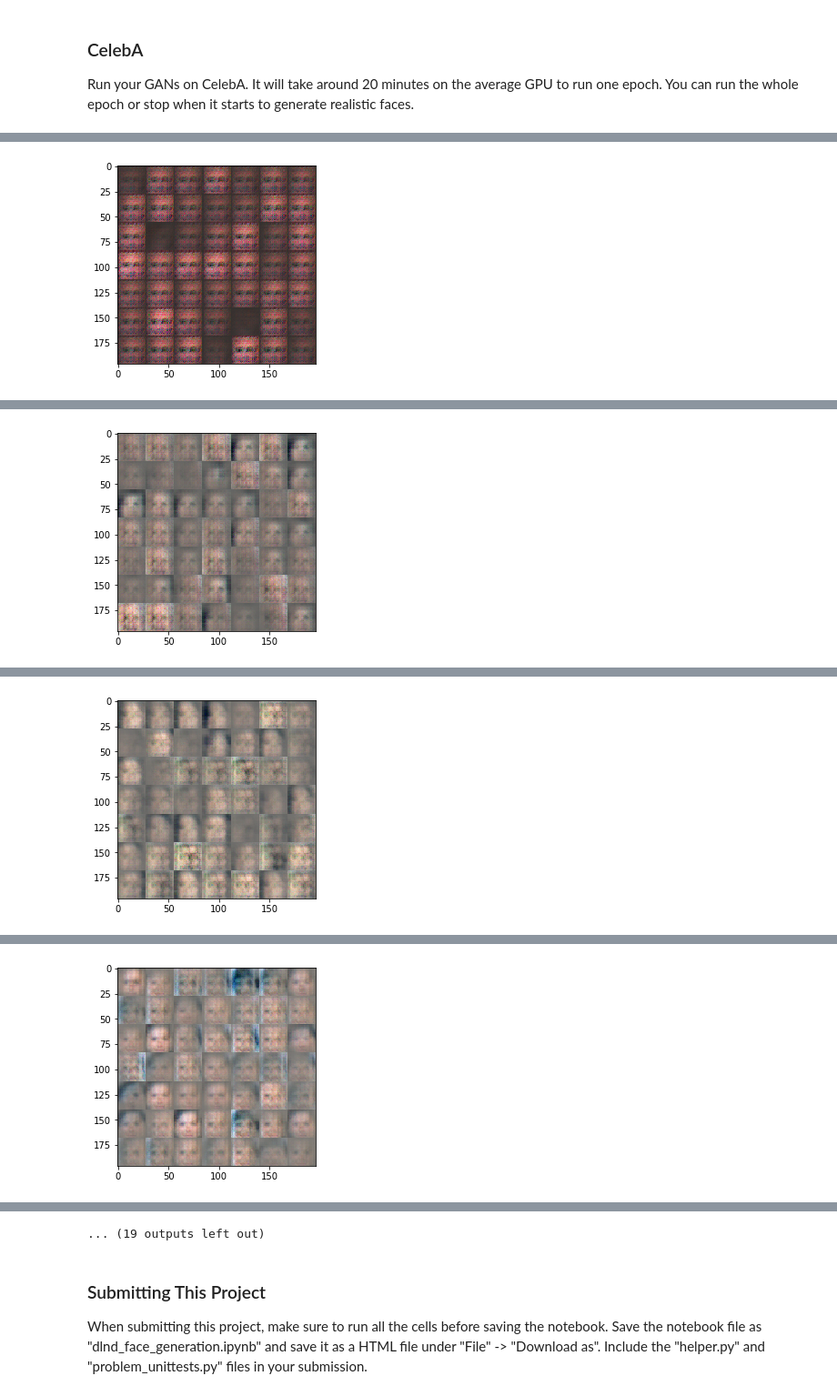
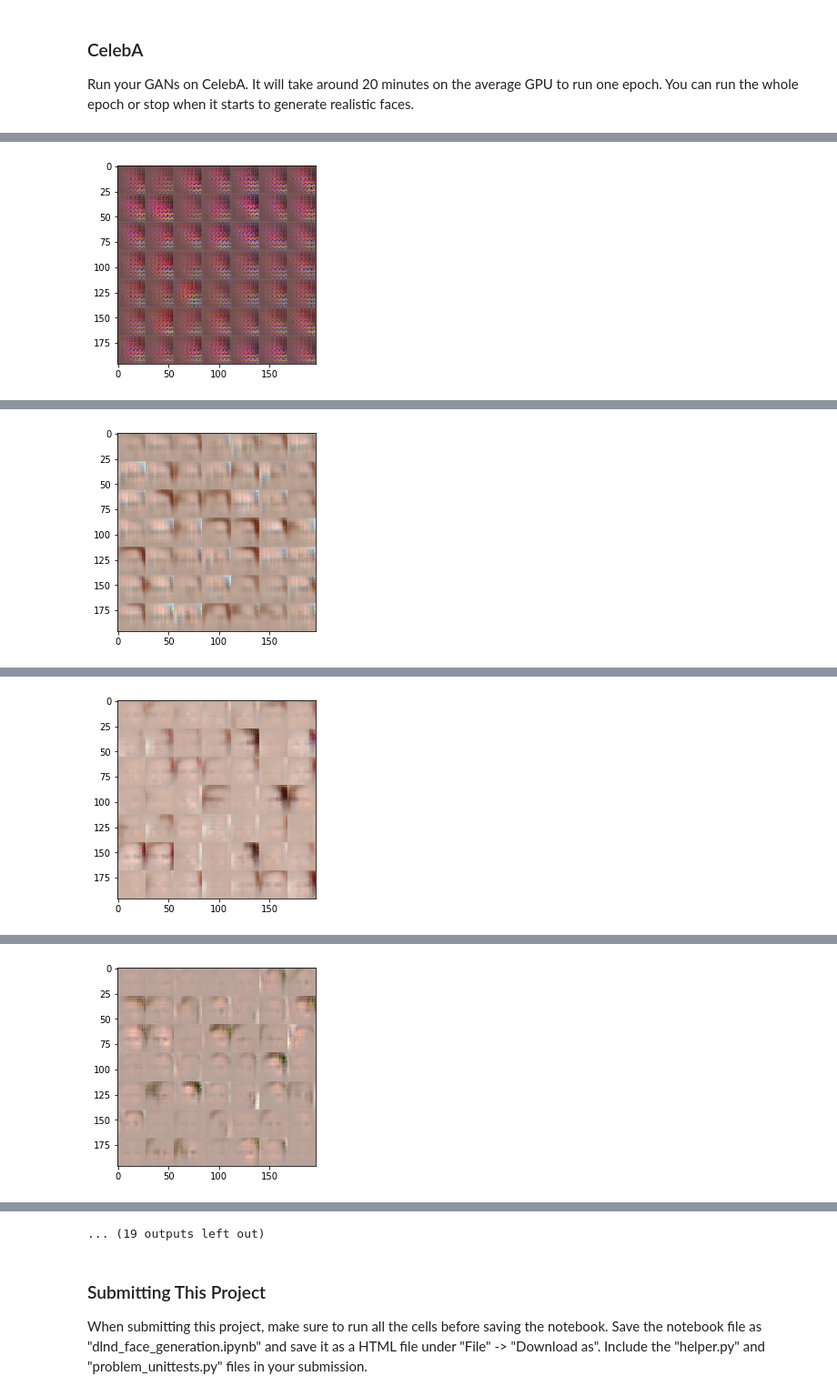
Before and after one commit to shintotm/dlnd_face_generation, a Jupyter notebook: dlnd_face_generation.ipynb, the cells around one changed output, grey strips where cells are left out. Shown at 91% size. Cells and saved outputs as stored; diff of their text form; code cells hidden in the pictures.

```diff
--- a/dlnd_face_generation.ipynb
+++ b/dlnd_face_generation.ipynb
@@ -117,11 +117,12 @@ def model_inputs(image_width, image_height, image_channels, z_dim):
     :return: Tuple of (tensor of real input images, tensor of z data, learning rate)
     """
     # TODO: Implement Function
-    real_inputs = tf.placeholder(tf.float32, (None, image_width, image_height, image_channels))
-    z_data = tf.placeholder(tf.float32, (None, z_dim))
-    lr = tf.placeholder(tf.float32)
+    real_inputs = tf.placeholder(tf.float32,(None,image_width, image_height,
+                                             image_channels),name='real_inputs')
+    z_inputs = tf.placeholder(tf.float32,(None,z_dim),name='z_inputs')
+    lr = tf.placeholder(tf.float32,name='lr')
 
-    return real_inputs, z_data, lr
+    return real_inputs, z_inputs, lr
 
 
 """
@@ -188,24 +188,27 @@ def generator(z, out_channel_dim, is_train=True):
     :return: The tensor output of the generator
     """
     # TODO: Implement Function
-    with tf.variable_scope('generator', reuse = not is_train) as g_scope:
-        alpha = 0.2
+    with tf.variable_scope('generator', reuse= not is_train):
+        h1 = tf.layers.dense(z, units=4*4*512)
+        h1 = tf.reshape(h1, (-1, 4, 4, 512))
+        h1 = tf.layers.batch_normalization(h1, training=is_train)
+        h1 = tf.maximum( 0.2 * h1, h1)
 
-        h1 = tf.layers.dense(z, units=2*2*512)
-        h1 = tf.reshape(h1, (-1, 2, 2, 512))
-        h1 = tf.layers.batch_normalization(h1, training=is_train)
-        h1 = tf.maximum(alpha * h1, h1)
+        h2 = tf.layers.conv2d_transpose(h1, filters=128, kernel_size=4, strides=1, padding='valid')
+        h2 = tf.layers.batch_normalization(h2, training=is_train)
+        h2 = tf.maximum(0.2 * h2, h2)
 
-        h2 = tf.layers.conv2d_transpose(h1, filters=256, kernel_size=5, strides=2, padding='valid')
-        h2 = tf.layers.batch_normalization(h2, training=is_train)
-        h2 = tf.maximum(alpha * h2, h2)
+        h3 = tf.layers.conv2d_transpose(h2, filters=64, kernel_size=5, strides=2, padding='same')
+        h3 = tf.layers.batch_normalization(h3, training=is_train)
+        h3 = tf.maximum(0.2 * h3, h3)
 
-        h3 = tf.layers.conv2d_transpose(h2, filters=128, kernel_size=5, strides=2, padding='same')
+        h3 = tf.layers.conv2d_transpose(h3, filters=32, kernel_size=5, strides=2, padding='same')
         h3 = tf.layers.batch_normalization(h3, training=is_train)
-        h3 = tf.maximum(alpha * h3, h3)
+        h3 = tf.maximum(0.2 * h3, h3)
 
-        logits = tf.layers.conv2d_transpose(h3, filters=out_channel_dim, kernel_size=5, strides=2, padding='same')
+        logits = tf.layers.conv2d_transpose(h3, filters=out_channel_dim, kernel_size=3, strides=1, padding='same')
         out = tf.tanh(logits)
+        print(out.get_shape())
 
     return out
 
@@ -454,8 +467,8 @@ Run your GANs on CelebA.  It will take around 20 minutes on the average GPU to r
 # %%
 batch_size = 128
 z_dim = 100
-learning_rate = 0.0005
-beta1 = 0.5
+learning_rate = 0.001
+beta1 = 0.1
 
 
 """
@@ -482 +497 @@ Epoch 0/1 Discriminator loss 0.5458 Generator loss 2.2820
-[figure, old version]
+[figure, new version]
@@ -493 +509 @@ Epoch 0/1 Discriminator loss 0.7829 Generator loss 1.9370
-[figure, old version]
+[figure, new version]
@@ -504 +521 @@ Epoch 0/1 Discriminator loss 0.9609 Generator loss 1.1365
-[figure, old version]
+[figure, new version]
@@ -515 +533 @@ Epoch 0/1 Discriminator loss 1.4372 Generator loss 0.9058
-[figure, old version]
+[figure, new version]
```
Also changed, not shown: parts of 7 cells of this notebook, 1 other file.
